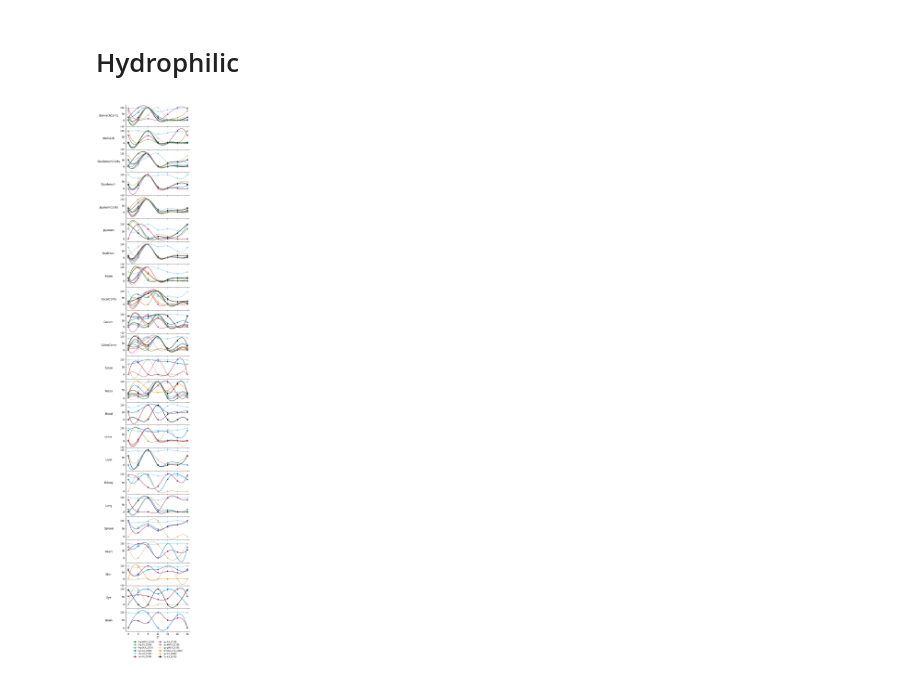
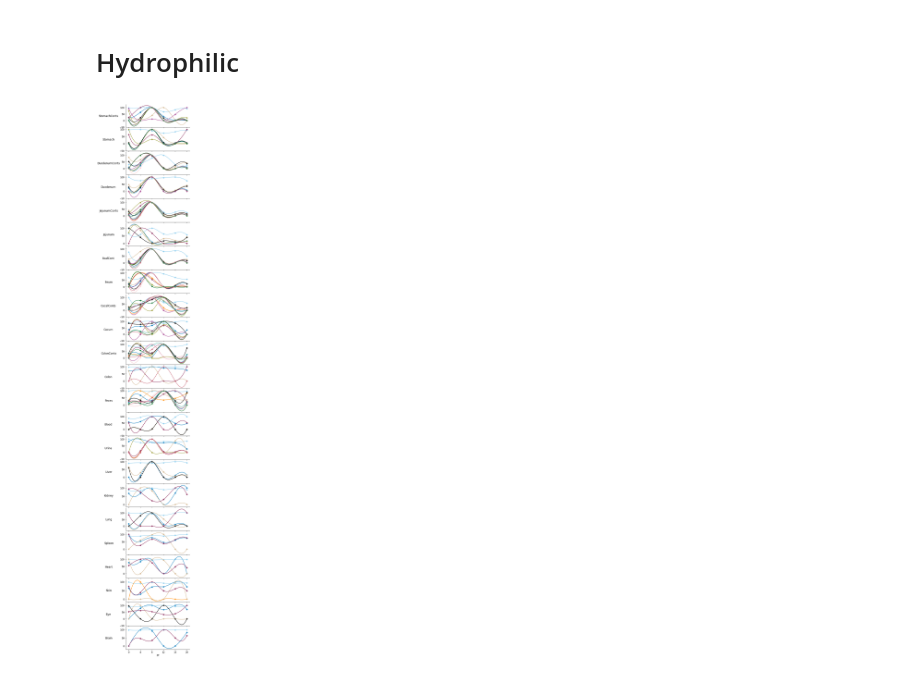
Before and after one commit to helenamrusso/Temporal_dynamics_BBAAs, a Jupyter notebook: Scripts/line_plots.ipynb, the cells around one changed output. Cells and saved outputs as stored; diff of their text form; code cells hidden in the pictures.

```diff
--- a/Scripts/line_plots.ipynb
+++ b/Scripts/line_plots.ipynb
@@ -13,7 +13,11 @@ mpl.rcParams['ps.fonttype'] = 42
 # %% [markdown]
 # Aromatic only
 # %%
+#import dataframe
 df = pd.read_csv('.../Patterson_bile_acids_normalized_per_organs.csv', sep=',')
+
+#remove 24h
+df = df[df['ZT'] != 24]
 # %%
 # Clean and ensure numeric types
 df["ZT"] = pd.to_numeric(df["ZT"], errors="coerce")
@@ -130,7 +134,11 @@ plt.show()
 # %% [markdown]
 # Hydrophobic
 # %%
+#import dataframe
 df = pd.read_csv('.../Patterson_bile_acids_normalized_per_organs.csv', sep=',')
+
+#remove 24h
+df = df[df['ZT'] != 24]
 # %%
 # Clean and ensure numeric types
 df["ZT"] = pd.to_numeric(df["ZT"], errors="coerce")
@@ -245,7 +253,11 @@ plt.show()
 # %% [markdown]
 # Hydrophilic
 # %%
+#import dataframe
 df = pd.read_csv('.../Patterson_bile_acids_normalized_per_organs.csv', sep=',')
+
+#remove 24h
+df = df[df['ZT'] != 24]
 # %%
 # Clean and ensure numeric types
 df["ZT"] = pd.to_numeric(df["ZT"], errors="coerce")
@@ -349,34 +361,34 @@ for i, (ax, tissue) in enumerate(zip(axes, tissues)):
         ax.tick_params(labelbottom=False)
 
 # Set common x-axis on bottom plot
 axes[-1].set_xlabel("ZT")
-axes[-1].set_xlim(-1, 25)
-axes[-1].set_xticks([0, 4, 8, 12, 16, 20, 24])
+axes[-1].set_xlim(-1, 21)
+axes[-1].set_xticks([0, 4, 8, 12, 16, 20])
 
 # Place legend below the last plot
 axes[-1].legend(
     handles=legend_elements,
     loc='upper center',
     bbox_to_anchor=(0.5, -0.35),
     ncol=2,  # or 3 depending on space
     fontsize='small',
     frameon=False
 )
 
 legend_elements = [
     Line2D(
         [0], [0],
         color=met_color_dict[met],
         marker='D', linestyle='None',
         markersize=6,
         label=met
     )
     for met in metabolites
 ]
 
 plt.tight_layout(h_pad=0)  # removes padding between subplots
 
-# plt.savefig('.../hydrophylic_BA_conjugates.pdf')
+plt.savefig('.../hydrophylic_BA_conjugates_20h.pdf')
 plt.show()
 # %% [output]
-[figure, old version]
+[figure, new version]
```
Also changed, not shown: parts of 2 cells of this notebook, 1 other file.
